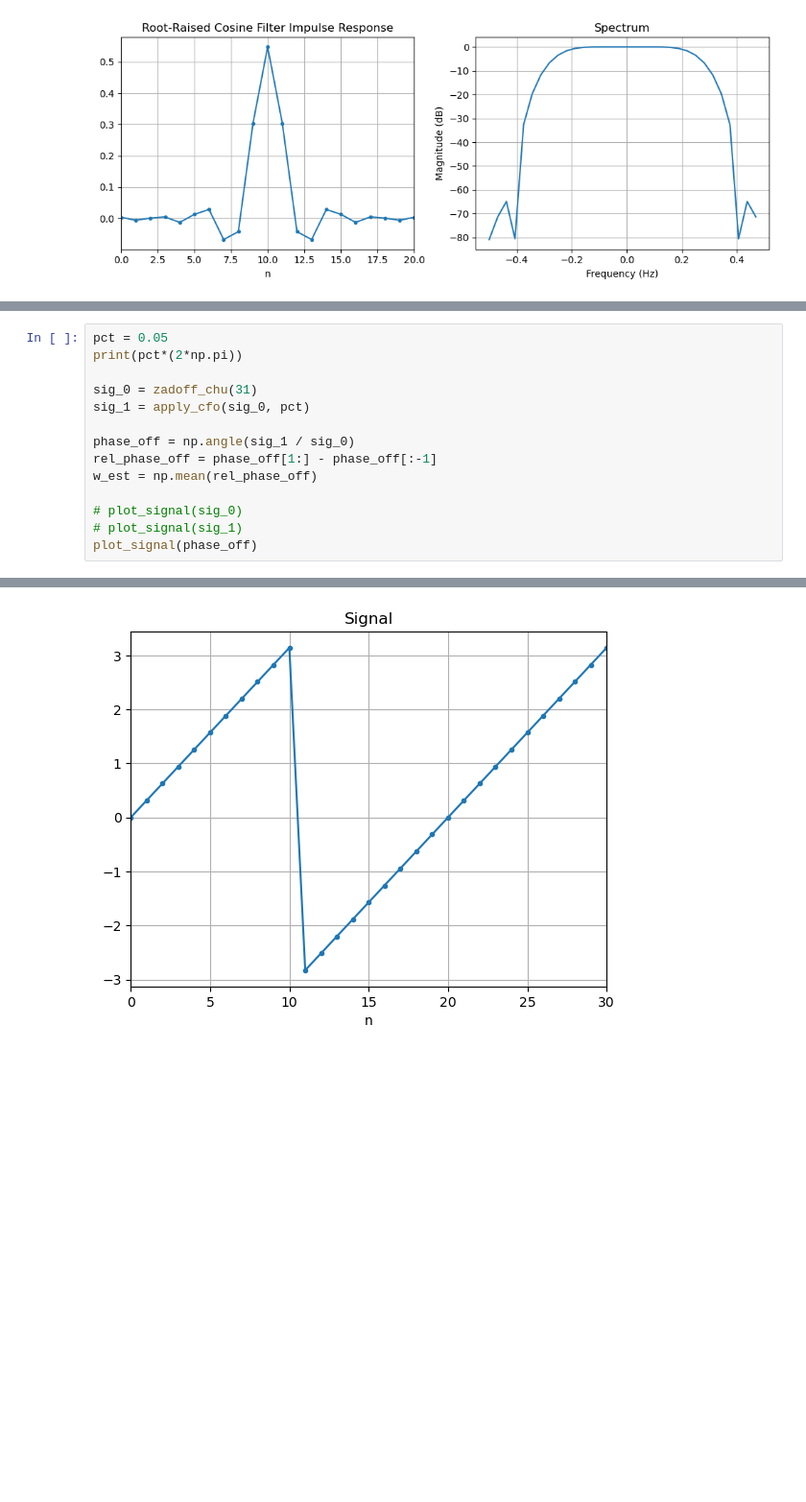
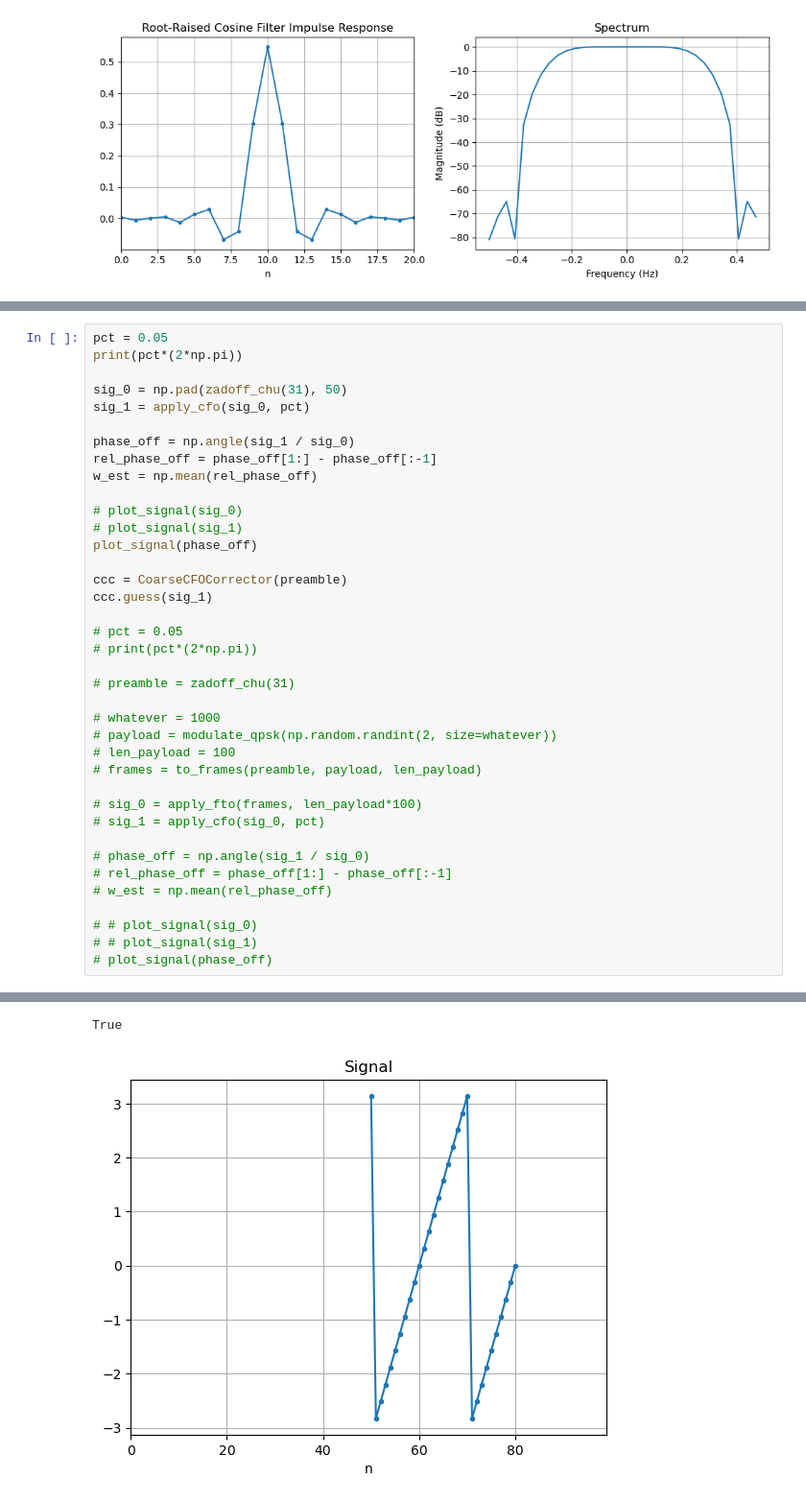
Before and after one commit to cddelong6626/sdr-notebooks, a Jupyter notebook: notebooks/qpsk_sim.ipynb, the cells around one changed output, grey strips where cells are left out. Shown at 96% size. Cells and saved outputs as stored; diff of their text form; blank space fills up the shorter version.

```diff
--- a/notebooks/qpsk_sim.ipynb
+++ b/notebooks/qpsk_sim.ipynb
@@ -437,17 +442,42 @@ True
 # %%
 pct = 0.05
 print(pct*(2*np.pi))
 
-sig_0 = zadoff_chu(31)
+sig_0 = np.pad(zadoff_chu(31), 50)
 sig_1 = apply_cfo(sig_0, pct)
 
 phase_off = np.angle(sig_1 / sig_0)
 rel_phase_off = phase_off[1:] - phase_off[:-1]
 w_est = np.mean(rel_phase_off)
 
 # plot_signal(sig_0)
 # plot_signal(sig_1)
 plot_signal(phase_off)
+
+ccc = CoarseCFOCorrector(preamble)
+ccc.guess(sig_1)
+
+# pct = 0.05
+# print(pct*(2*np.pi))
+
+# preamble = zadoff_chu(31)
+
+# whatever = 1000
+# payload = modulate_qpsk(np.random.randint(2, size=whatever))
+# len_payload = 100
+# frames = to_frames(preamble, payload, len_payload)
+
+# sig_0 = apply_fto(frames, len_payload*100)
+# sig_1 = apply_cfo(sig_0, pct)
+
+# phase_off = np.angle(sig_1 / sig_0)
+# rel_phase_off = phase_off[1:] - phase_off[:-1]
+# w_est = np.mean(rel_phase_off)
+
+# # plot_signal(sig_0)
+# # plot_signal(sig_1)
+# plot_signal(phase_off)
 # %% [output]
 0.3141592653589793
+True
-[figure, old version]
+[figure, new version]
```
Also changed, not shown: parts of 13 cells of this notebook, 1 other file.
